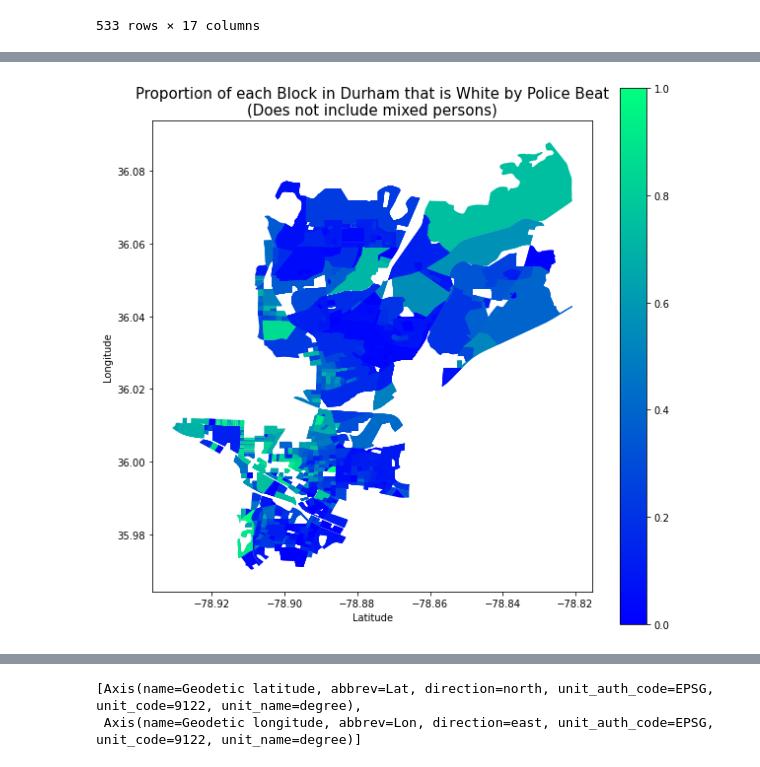
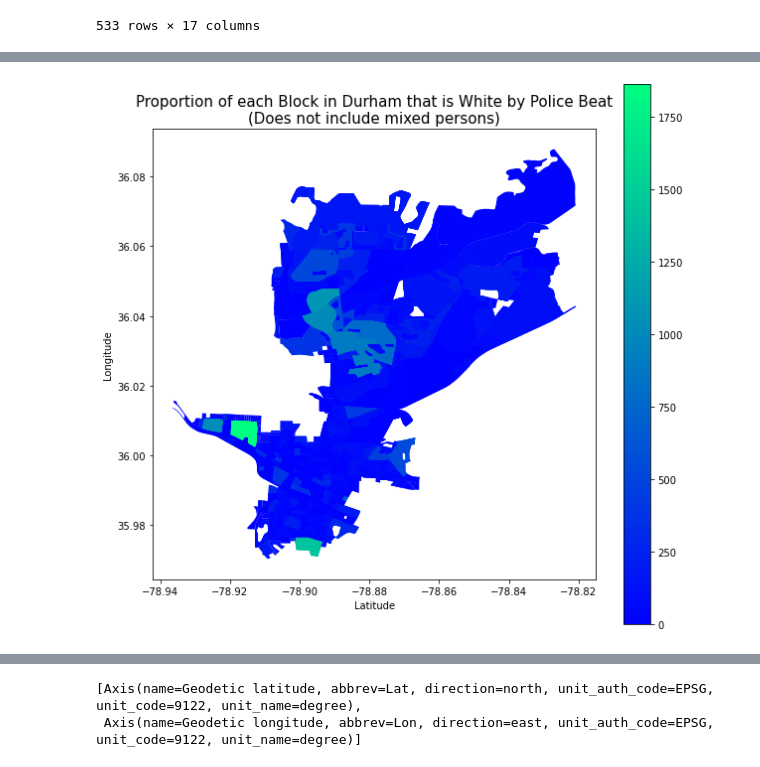
Before and after one commit to sadiesheridan/dataplus-project27-community-safety-durham, a Jupyter notebook: 10_code/dpddata.ipynb, the cells around one changed output, grey strips where cells are left out. Cells and saved outputs as stored; diff of their text form; code cells hidden in the pictures.

```diff
--- a/10_code/dpddata.ipynb
+++ b/10_code/dpddata.ipynb
@@ -243,9 +238,13 @@ policebeats.plot(column='LAWDIST',
 # %%
 ncblockmap = ncblockmap.to_crs("EPSG:4326")
 # %%
-racedata = pd.read_csv('/Users/erikrobertsson/Downloads/Race data files/DECENNIALPL2020.P1_data_with_overlays_2022-06-02T110204.csv', skiprows =1
-)
+racedata = pd.read_csv('/Users/erikrobertsson/Downloads/Race data files/DECENNIALPL2020.P1_data_with_overlays_2022-06-02T110204.csv', skiprows =1)
 racedata['GEOID20'] = racedata['id'].str[-15:]
 racedata.drop('id', axis=1, inplace=True)
+racedata.columns = racedata.columns.str.strip().str.lower().str.replace(' ', '_').str.replace('(', '').str.replace(')', '')
+racedata.columns = racedata.columns.str.replace('[#,@,&,!]', '')
+racedata.columns = racedata.columns.str.replace('[:]', '_')
+racedata.rename(columns = {'total_population_of_two_or_more_races_':'Total Mixed Races'}, inplace = True)
+racedata.drop(racedata.iloc[:, 10:72], inplace = True, axis = 1)
 racedata
 # %% [output]
@@ -417,10 +416,10 @@ cblockDurhamBeats['Beat'] = cblockDurhamBeats.index.map(lambda ii: cblockIndexTo
 warnings.filterwarnings('ignore')
 # %%
 # creating cblockDurhamBeats with only beats that the safety department works with
-cblockDurhamBeatscopy = cblockDurhamBeats.copy()
+cblockcommsafebeats = cblockDurhamBeats.copy()
 commsafe_list = [511, 512, 513, 411, 111, 112, 214, 223]
-cblockDurhamBeatscopy = cblockDurhamBeats.loc[cblockDurhamBeats['Beat'].isin(commsafe_list)].copy()
-cblockDurhamBeatscopy
+cblockcommsafebeats = cblockDurhamBeats.loc[cblockDurhamBeats['Beat'].isin(commsafe_list)].copy()
+cblockcommsafebeats
 # %% [output]
 |  | STATEFP20 | COUNTYFP20 | TRACTCE20 | BLOCKCE20 | GEOID20 | NAME20 | MTFCC20 | UR20 | UACE20 | UATYPE20 | ... |
 | 874 | 37 | 063 | 001709 | 3001 | 370630017093001 | Block 3001 | G5040 | R | None | None | ... |
@@ -437,8 +436,11 @@ cblockDurhamBeatscopy
 533 rows × 17 columns
 # %%
 # creating beat combined with race and blocks but keeping block geometries
-blockswithrace = gpd.sjoin(durhamracemap, cblockDurhamBeatscopy)
+blockswithrace = gpd.sjoin(durhamracemap, cblockcommsafebeats)
+blockswithrace['area'] = blockswithrace.area
+blockswithrace['popdensity']= blockswithrace['total_'] / blockswithrace['area']
 blockswithrace['propwhite']= blockswithrace['total_population_of_one_race_white_alone'] / blockswithrace['total_']
+blockswithrace['propblack']= blockswithrace['total_population_of_one_race_black_or_african_american_alone'] / blockswithrace['total_']
 blockswithrace.head(3)
 # %% [output]
 |  | statefp20 | countyfp20 | tractce20 | blockce20 | name20 | mtfcc20 | ur20 | uace20 | uatype20 | funcstat20 | ... |
@@ -450,17 +452,17 @@ blockswithrace.head(3)
 # %%
 # plotting the proportion of white people by block in just the saftey department beats
 fig, ax = plt.subplots(figsize = (10,10))
-blockswithrace.plot(column='propwhite',
+blockswithrace.plot(column='total_',
                                 legend=True,
                                 cmap="winter", ax=ax, aspect=1);
 
 # ax.set(title='Number of Calls by Police Beat')
 plt.title("Proportion of each Block in Durham that is White by Police Beat\n(Does not include mixed persons)", fontsize = 15)
 plt.xlabel("Latitude")
 plt.ylabel("Longitude")
 plt.show()
 # %% [output]
-[figure, old version]
+[figure, new version]
 # %%
 #putting race data into the police beat and block data
 beatswithrace = gpd.sjoin(cblockDurhamBeats, durhamracemap)
```
Also changed, not shown: parts of 6 cells of this notebook, 1 other file.
